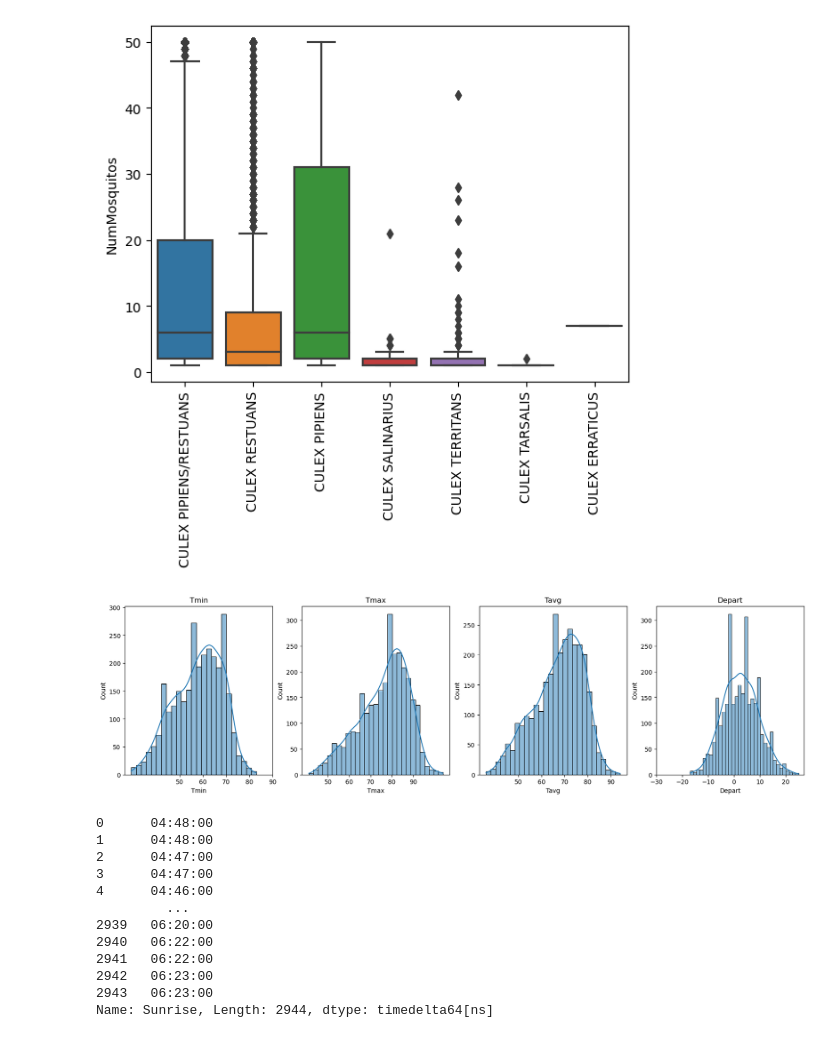
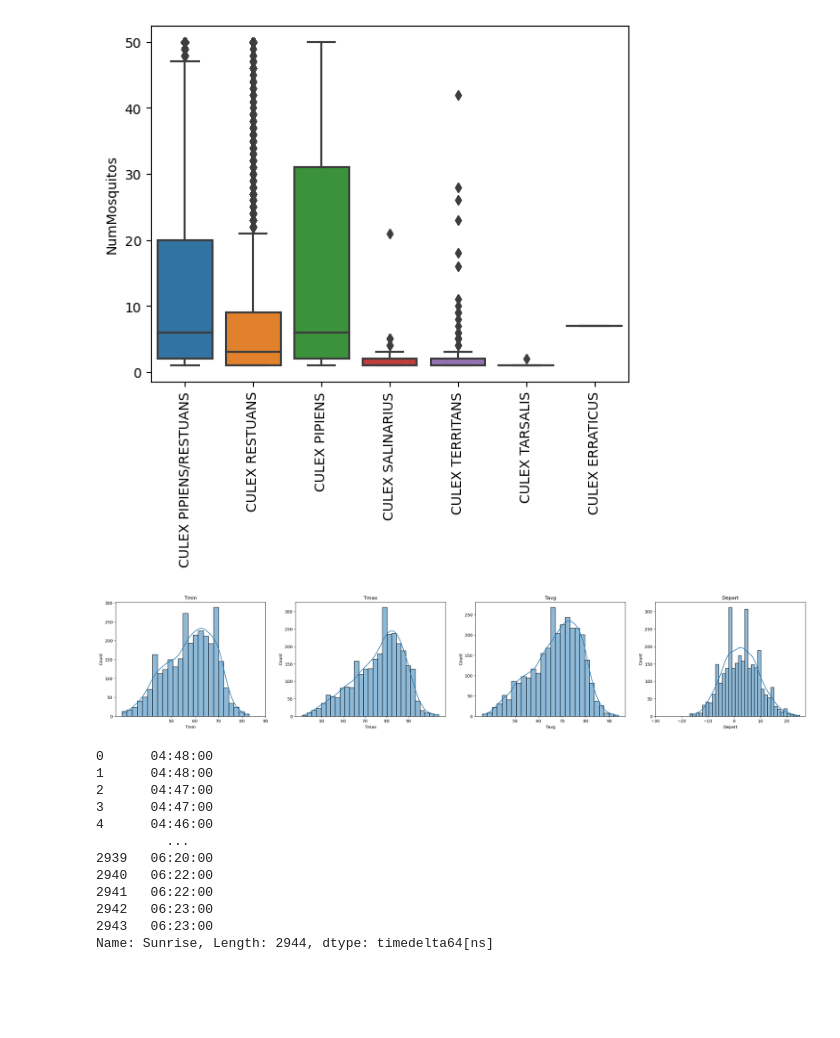
Before and after one commit to evanwmeeks/Springboard, a Jupyter notebook: Capstone 2/Capstone 2 - West Nile Virus Prediction.ipynb, the cells around one changed output. Cells and saved outputs as stored; diff of their text form; code cells hidden in the pictures; blank space fills up the shorter version.

```diff
--- a/Capstone 2/Capstone 2 - West Nile Virus Prediction.ipynb
+++ b/Capstone 2/Capstone 2 - West Nile Virus Prediction.ipynb
@@ -263,27 +257,27 @@ plt.show()
 [figure]
 # %%
 #Determining the effect of temperature.
-fig, ax = plt.subplots(1,4, figsize=(20,5))
+fig, ax = plt.subplots(1,4, figsize=(30,5))
 sns.histplot(weather['Tmin'], ax=ax[0], kde = True)
 ax[0].xaxis.set(ticks=np.arange(50,100,10))
 ax[0].set_title('Tmin')
 
 
 sns.histplot(weather['Tmax'], ax=ax[1], kde = True)
 ax[1].xaxis.set(ticks=np.arange(50,100,10))
 ax[1].set_title('Tmax')
 
 sns.histplot(weather['Tavg'].apply(int), ax=ax[2], kde = True)
 ax[2].xaxis.set(ticks=np.arange(50,100,10))
 ax[2].set_title('Tavg')
 
 sns.histplot(weather['Depart'].apply(int), ax=ax[3], kde = True)
 ax[3].xaxis.set(ticks=np.arange(-30,30,10))
 ax[3].set_title('Depart')
-
+plt.savefig('TempCharts')
 plt.show()
 # %% [output]
-[figure, old version]
+[figure, new version]
 # %%
 #Converting Sunrise into datetime
 weather['Sunrise'] = weather['Sunrise'].map(lambda x: x[0:2]+':'+x[2:4])
```
Also changed, not shown: parts of 28 cells of this notebook, 8 other files.
